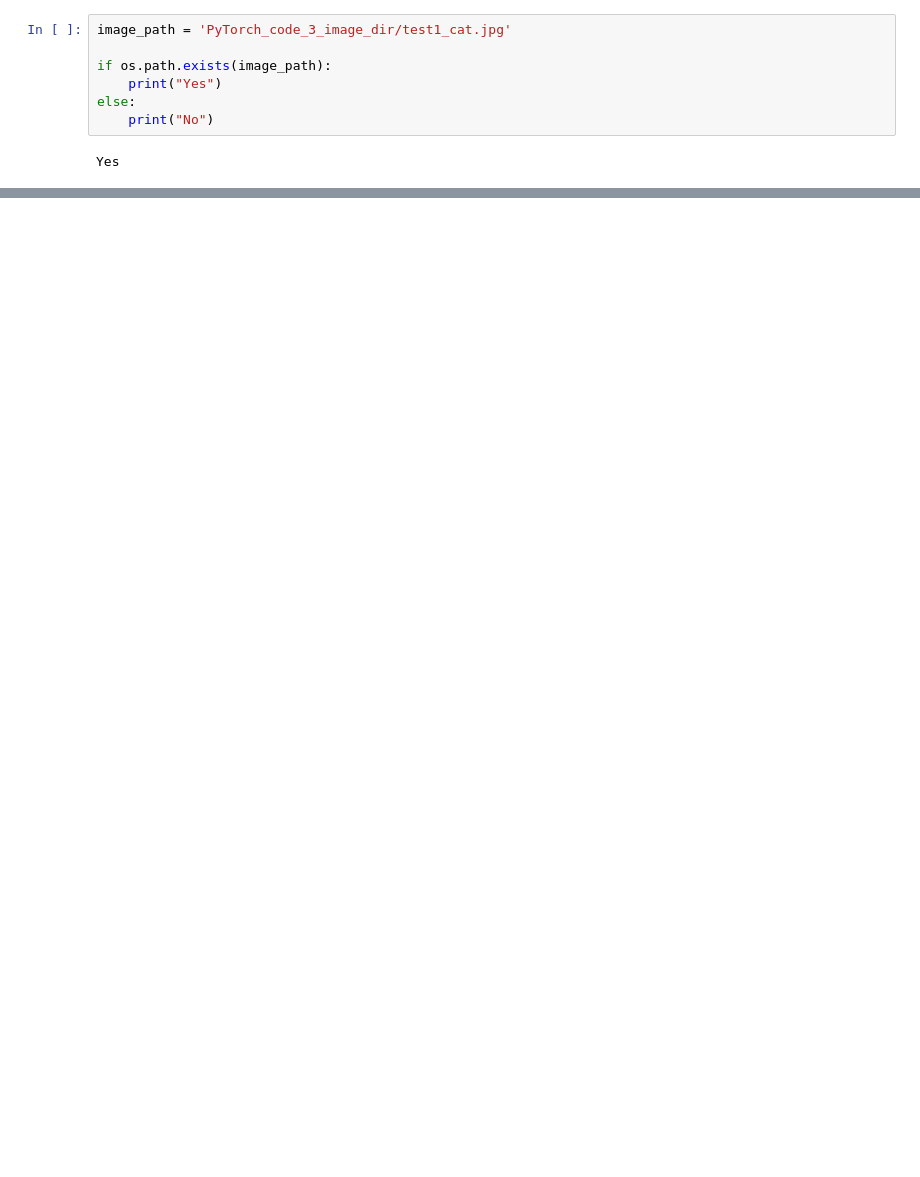
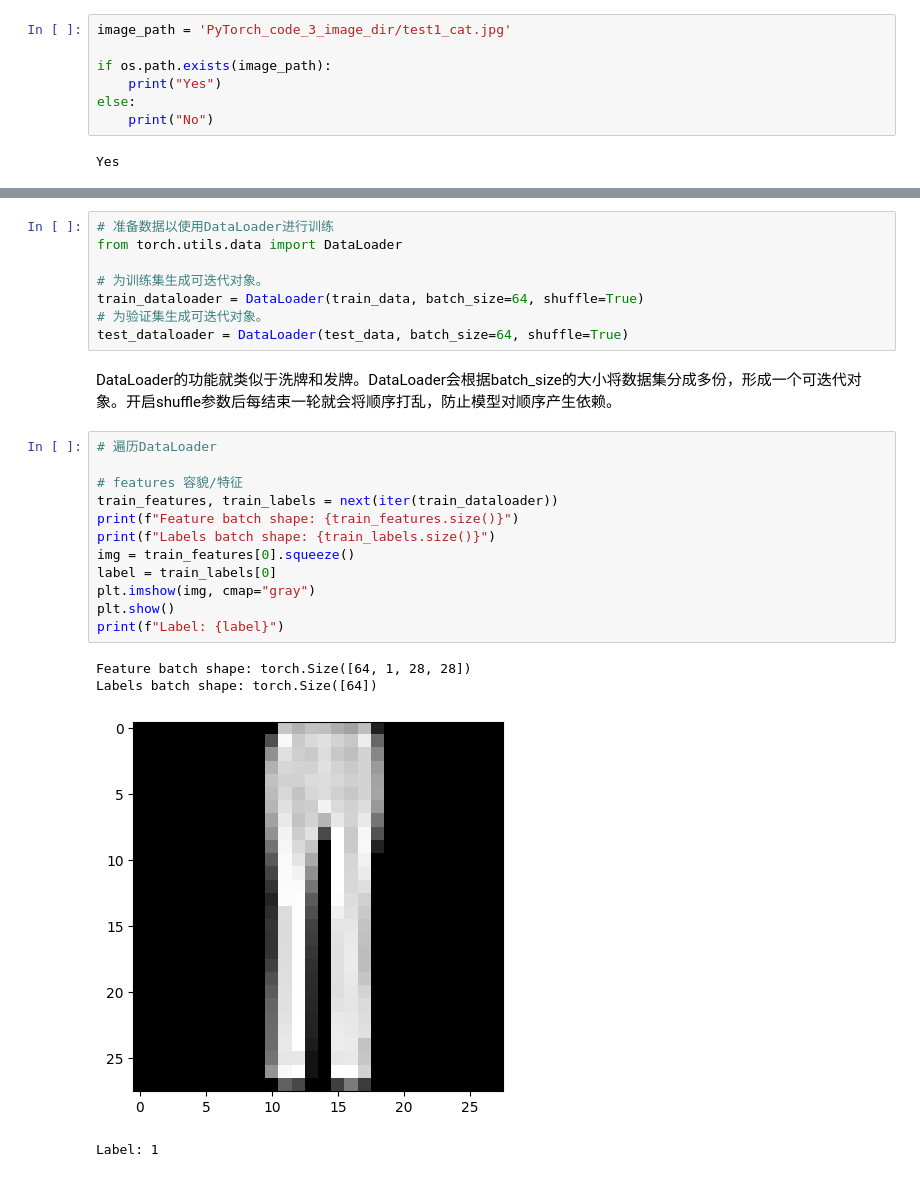
Before and after one commit to CoolBlue-ww/MyCode, a Jupyter notebook: DeepLearn/PyTorch/PyTorch_code_3.ipynb, the cells around one changed output, grey strips where cells are left out. Cells and saved outputs as stored; diff of their text form; blank space fills up the shorter version.

```diff
--- a/DeepLearn/PyTorch/PyTorch_code_3.ipynb
+++ b/DeepLearn/PyTorch/PyTorch_code_3.ipynb
@@ -127,0 +169,27 @@ Yes
+# %%
+# 准备数据以使用DataLoader进行训练
+from torch.utils.data import DataLoader
+
+# 为训练集生成可迭代对象。
+train_dataloader = DataLoader(train_data, batch_size=64, shuffle=True)
+# 为验证集生成可迭代对象。
+test_dataloader = DataLoader(test_data, batch_size=64, shuffle=True)
+# %% [markdown]
+DataLoader的功能就类似于洗牌和发牌。DataLoader会根据batch_size的大小将数据集分成多份，形成一个可迭代对象。开启shuffle参数后每结束一轮就会将顺序打乱，防止模型对顺序产生依赖。
+# %%
+# 遍历DataLoader
+
+# features 容貌/特征
+train_features, train_labels = next(iter(train_dataloader))
+print(f"Feature batch shape: {train_features.size()}")
+print(f"Labels batch shape: {train_labels.size()}")
+img = train_features[0].squeeze()
+label = train_labels[0]
+plt.imshow(img, cmap="gray")
+plt.show()
+print(f"Label: {label}")
+# %% [output]
+Feature batch shape: torch.Size([64, 1, 28, 28])
+Labels batch shape: torch.Size([64])
+[figure, added]
+Label: 1
```
Also changed, not shown: parts of 5 cells of this notebook, 2 other files.
